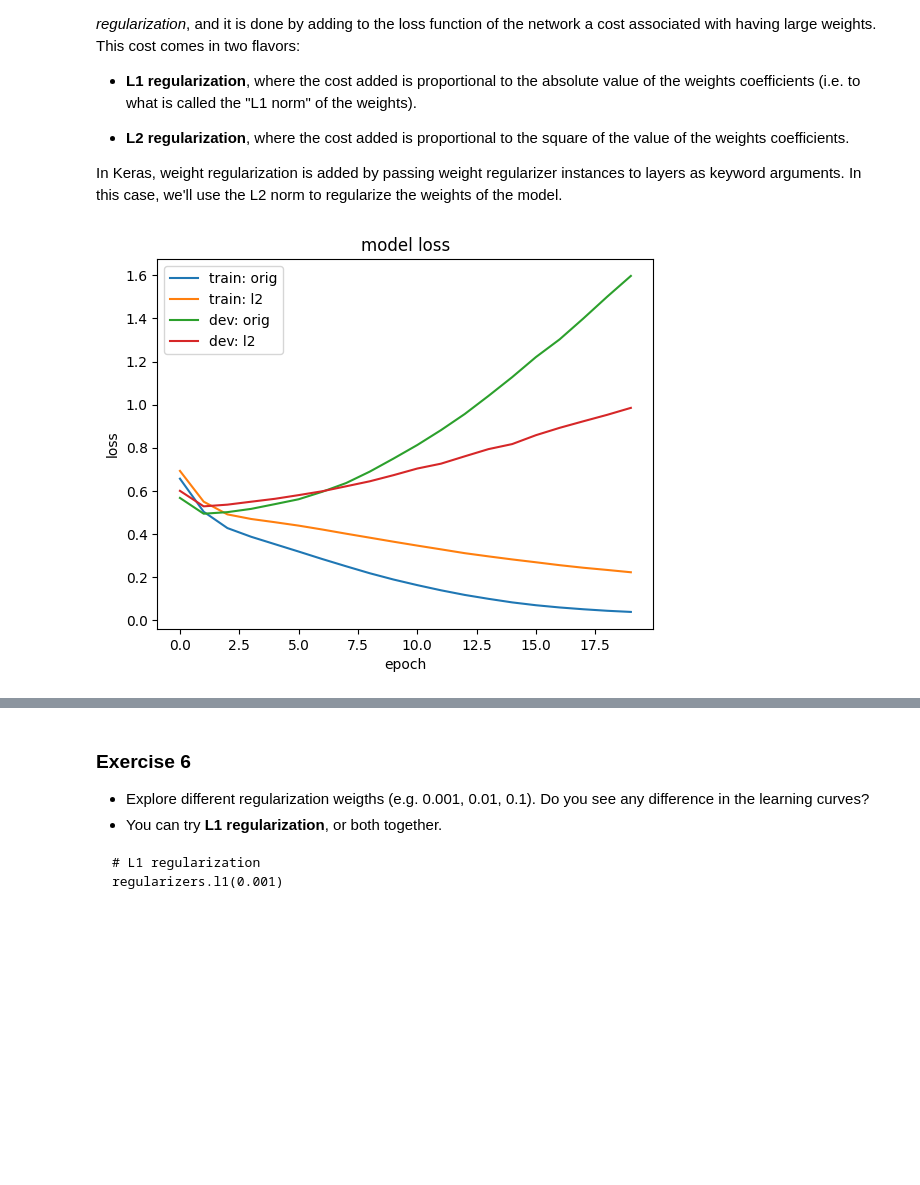
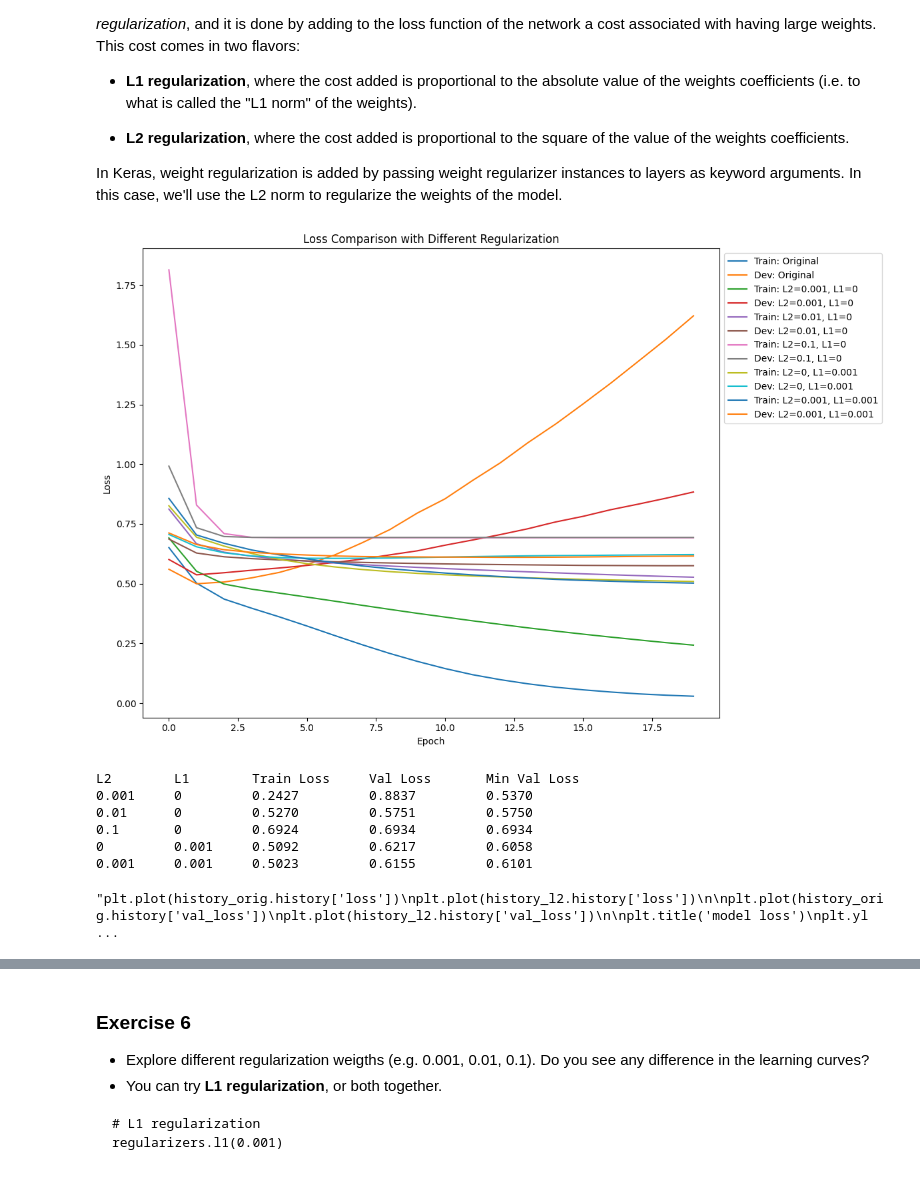
Before and after one commit to bibi2di/tia24, a Jupyter notebook: Labo_3C/2_MLP_with_KerasEGela.ipynb, the cells around one changed output, grey strips where cells are left out. Saved outputs shown, nothing was run; the diff lists cells and outputs as text; code cells hidden in the pictures; blank space fills up the shorter version.

```diff
--- a/Labo_3C/2_MLP_with_KerasEGela.ipynb
+++ b/Labo_3C/2_MLP_with_KerasEGela.ipynb
@@ -45,7 +45,7 @@ def load_sst_data(path,
     data = pd.DataFrame(data)
     return data
 
-sst_home = '/content/drive/MyDrive/ColabNotebooksHapLab/TIA-2024-2025/data/trees/'
+sst_home = '/content/drive/MyDrive/ColabNotebooks/trees/'
 training_set = load_sst_data(sst_home + 'train.txt')
 dev_set = load_sst_data(sst_home + 'dev.txt')
 test_set = load_sst_data(sst_home + 'test.txt')
@@ -275,6 +322,7 @@ input_size = x_train[0].shape[0] ## vector length equals to vocabulary size.
 model = Sequential()
 model.add(Dense(units=16, activation='relu', input_shape=(input_size,)))
 #insert here another layer with 16 neurons (units)
+model.add(Dense(units=16, activation='relu'))
 model.add(Dense(units=1, activation='sigmoid'))
 # Note that we do not need to indicate the input shape for the sucessives layers
 
@@ -449,33 +503,82 @@ In Keras, weight regularization is added by passing weight regularizer instances
 # %%
 from tensorflow.keras import regularizers
 
-input_size = x_train[0].shape[0] ## vector length equals to vocabulary size.
+def train_reg_model(l2_lambda=0.001, l1_lambda=0.0):
 
-# Define the model
-model = Sequential()
-model.add(Dense(16, kernel_regularizer=regularizers.l2(0.001),
+  input_size = x_train[0].shape[0] ## vector length equals to vocabulary size.
+  model = Sequential()
+  model.add(Dense(16, kernel_regularizer=regularizers.l1_l2(l1=l1_lambda, l2=l2_lambda),
                           activation='relu', input_shape=(input_size,)))
-model.add(Dense(16, kernel_regularizer=regularizers.l2(0.001),
-                          activation='relu'))
-model.add(Dense(1, activation='sigmoid'))
+  model.add(Dense(16, kernel_regularizer=regularizers.l1_l2(l1=l1_lambda, l2=l2_lambda),
+                            activation='relu'))
+  model.add(Dense(1, activation='sigmoid'))
+  # Compile the model using a loss function and an optimizer.
+  model.compile(loss='binary_crossentropy', optimizer='adam', metrics=['accuracy'])
+  history = model.fit(x_train, y_train, epochs=20, batch_size=32, validation_data=(x_dev, y_dev), verbose=0)
 
-# Compile the model using a loss function and an optimizer.
-model.compile(loss='binary_crossentropy', optimizer='adam', metrics=['accuracy'])
+  return history
 
-# Train the model
-history_l2 = model.fit(x_train, y_train, epochs=20, batch_size=32, validation_data=(x_dev, y_dev), verbose=0)
+
+# Parámetros de regularización:
+regularization_params = [
+    (0.001, 0),   # L2
+    (0.01, 0),    # L2 más fuerte
+    (0.1, 0),     # L2 muy fuerte
+    (0, 0.001),   # L1
+    (0.001, 0.001)  # L1 y L2
+]
+
+plt.figure(figsize=(12, 8))
+
+
+# Modelo original
+plt.plot(history_orig.history['loss'], label='Train: Original')
+plt.plot(history_orig.history['val_loss'], label='Dev: Original')
+
+results = []
+
+# Train and plot regularized models
+for l2, l1 in regularization_params:
+    history = train_reg_model(l2_lambda=l2, l1_lambda=l1)
+    plt.plot(history.history['loss'],
+             label=f'Train: L2={l2}, L1={l1}')
+    plt.plot(history.history['val_loss'],
+             label=f'Dev: L2={l2}, L1={l1}')
+    final_train_loss = history.history['loss'][-1]
+    final_val_loss = history.history['val_loss'][-1]
+    min_val_loss = min(history.history['val_loss'])
+
+    results.append((l2, l1, final_train_loss, final_val_loss, min_val_loss))
+
+plt.title('Loss Comparison with Different Regularization')
+plt.ylabel('Loss')
+plt.xlabel('Epoch')
+plt.legend(loc='upper left', bbox_to_anchor=(1, 1))
+plt.tight_layout()
+plt.show()
+
+print(f"{'L2':<10}{'L1':<10}{'Train Loss':<15}{'Val Loss':<15}{'Min Val Loss':<15}")
+for l2, l1, train_loss, val_loss, min_loss in results:
+    print(f"{l2:<10}{l1:<10}{train_loss:<15.4f}{val_loss:<15.4f}{min_loss:<15.4f}")
 
 # summarize history for accuracy
-plt.plot(history_orig.history['loss'])
+"""plt.plot(history_orig.history['loss'])
 plt.plot(history_l2.history['loss'])
 
 plt.plot(history_orig.history['val_loss'])
 plt.plot(history_l2.history['val_loss'])
 
 plt.title('model loss')
 plt.ylabel('loss')
 plt.xlabel('epoch')
 plt.legend(['train: orig', 'train: l2', 'dev: orig', 'dev: l2'], loc='upper left')
-plt.show()
+plt.show()"""
 # %% [output]
-[figure, old version]
+[figure, new version]
+L2        L1        Train Loss     Val Loss       Min Val Loss
+0.001     0         0.2427         0.8837         0.5370
+0.01      0         0.5270         0.5751         0.5750
+0.1       0         0.6924         0.6934         0.6934
+0         0.001     0.5092         0.6217         0.6058
+0.001     0.001     0.5023         0.6155         0.6101
+"plt.plot(history_orig.history['loss'])\nplt.plot(history_l2.history['loss'])\n\nplt.plot(history_orig.history['val_loss'])\nplt.plot(history_l2.history['val_loss'])\n\nplt.title('model loss')\nplt.yl ...
```
Also changed, not shown: parts of 15 cells of this notebook.
